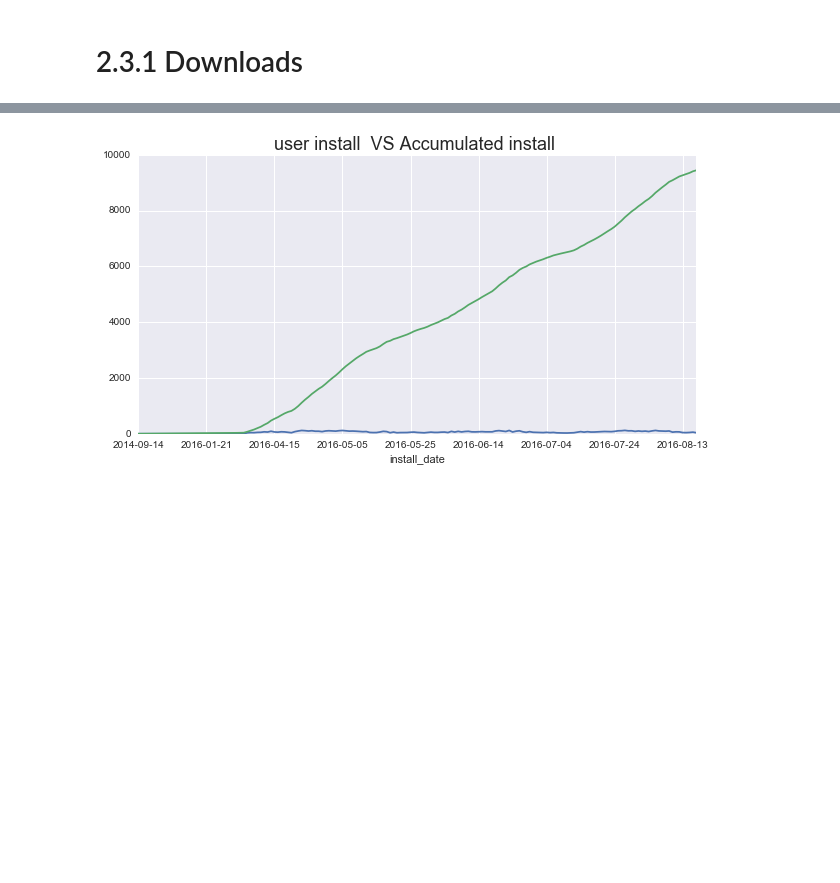
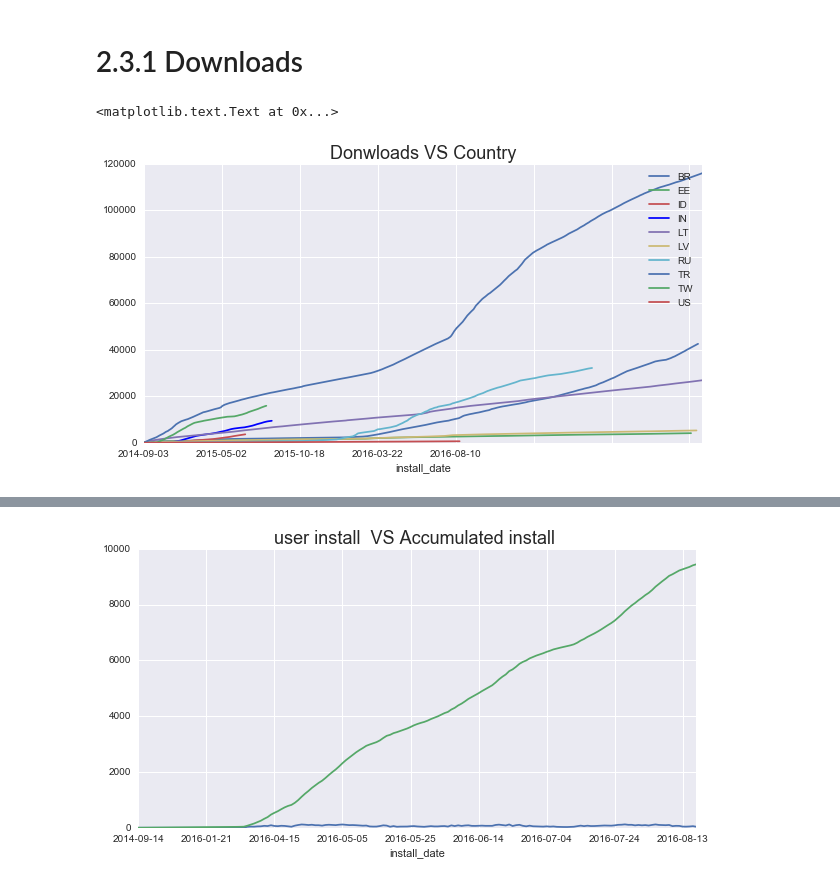
Before and after one commit to yennanliu/analysis, a Jupyter notebook: india/India_trafi.ipynb, the cells around one changed output, grey strips where cells are left out. Cells and saved outputs as stored; diff of their text form; code cells hidden in the pictures; blank space fills up the shorter version.

```diff
--- a/india/India_trafi.ipynb
+++ b/india/India_trafi.ipynb
@@ -120,0 +102,8 @@ df[['install_date', 'avg_active_day', 'days_active']].sort('install_date')
+# %%
+query= '''
+
+select *
+FROM trafi
+
+'''
+df_all = sqlite_query_df(query)
@@ -146,3 +137,25 @@ len(df_india)
 # 2.3 GENERAL ANALYSIS
 # %% [markdown]
 # 2.3.1  Downloads
+# %%
+# compare downloads in IN and other countries
+
+
+df_all[df_all['country']=='BR'].groupby('install_date').count().cumsum()['uid'].plot(figsize=(10, 5))
+df_all[df_all['country']=='EE'].groupby('install_date').count().cumsum()['uid'].plot(figsize=(10, 5))
+df_all[df_all['country']=='ID'].groupby('install_date').count().cumsum()['uid'].plot(figsize=(10, 5))
+df_all[df_all['country']=='IN'].groupby('install_date').count().cumsum()['uid'].plot(figsize=(10, 5),c='b')
+df_all[df_all['country']=='LT'].groupby('install_date').count().cumsum()['uid'].plot(figsize=(10, 5))
+df_all[df_all['country']=='LV'].groupby('install_date').count().cumsum()['uid'].plot(figsize=(10, 5))
+df_all[df_all['country']=='RU'].groupby('install_date').count().cumsum()['uid'].plot(figsize=(10, 5))
+df_all[df_all['country']=='TR'].groupby('install_date').count().cumsum()['uid'].plot(figsize=(10, 5))
+df_all[df_all['country']=='TW'].groupby('install_date').count().cumsum()['uid'].plot(figsize=(10, 5))
+df_all[df_all['country']=='US'].groupby('install_date').count().cumsum()['uid'].plot(figsize=(10, 5))
+
+
+
+plt.legend(['BR', 'EE', 'ID', 'IN', 'LT', 'LV', 'RU', 'TR', 'TW', 'US'])
+plt.title('Donwloads VS Country',fontsize=18)
+# %% [output]
+<matplotlib.text.Text at 0x...>
+[figure, added]
```
Also changed, not shown: parts of 12 cells of this notebook.
